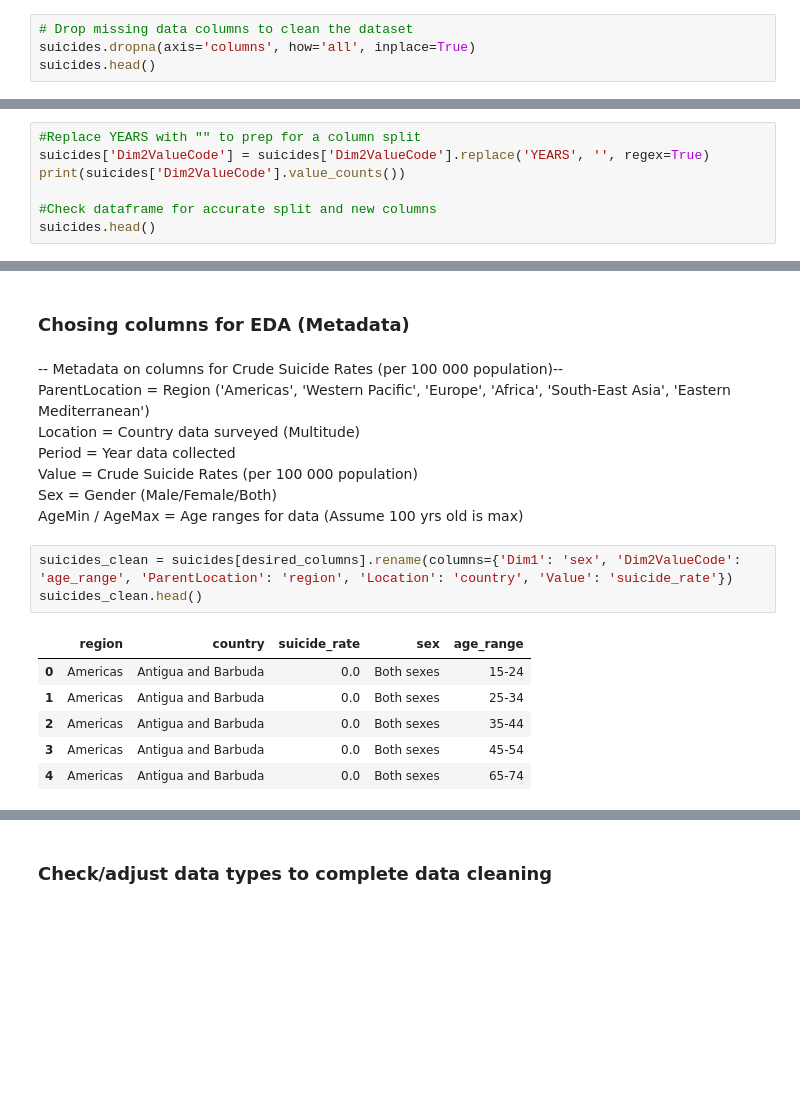
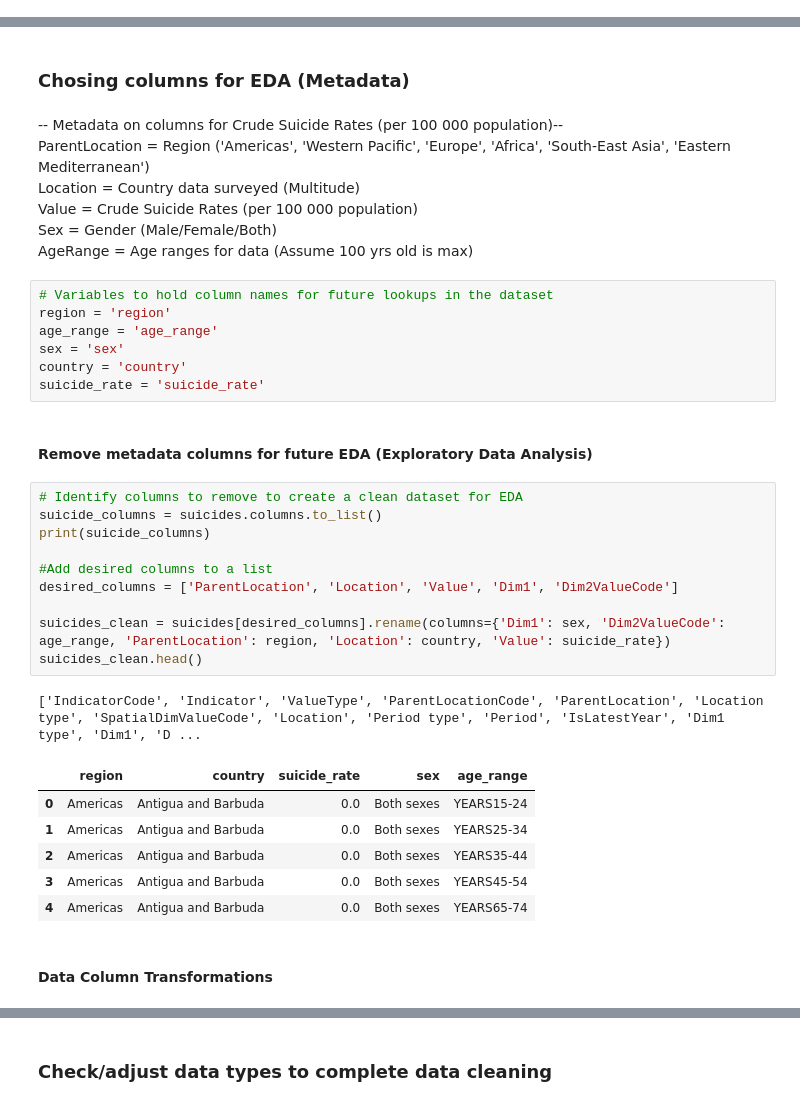
Before and after one commit to Fullcure3/WHO_suicide_rates, a Jupyter notebook: Suicides.ipynb, the cells around one changed output, grey strips where cells are left out. Drawn from its saved outputs; the diff is of its cells as text; blank space fills up the shorter version.

```diff
--- a/Suicides.ipynb
+++ b/Suicides.ipynb
@@ -48,4 +45,0 @@ memory usage: 1.1+ MB
-# %%
-# Drop missing data columns to clean the dataset
-suicides.dropna(axis='columns', how='all', inplace=True)
-suicides.head()
@@ -73,7 +45,0 @@ Name: Dim2ValueCode, dtype: int64
-# %%
-#Replace YEARS with "" to prep for a column split
-suicides['Dim2ValueCode'] = suicides['Dim2ValueCode'].replace('YEARS', '', regex=True)
-print(suicides['Dim2ValueCode'].value_counts())
-
-#Check dataframe for accurate split and new columns
-suicides.head()
@@ -109,17 +49,35 @@ desired_columns = ['ParentLocation', 'Location', 'Value', 'Dim1', 'Dim2ValueCode
 -- Metadata on columns for Crude Suicide Rates (per 100 000 population)-- <br>
 ParentLocation = Region ('Americas', 'Western Pacific', 'Europe', 'Africa', 'South-East Asia', 'Eastern Mediterranean') <br>
 Location = Country data surveyed (Multitude) <br>
-Period = Year data collected <br>
 Value = Crude Suicide Rates (per 100 000 population) <br>
 Sex = Gender (Male/Female/Both) <br>
-AgeMin / AgeMax = Age ranges for data (Assume 100 yrs old is max)
+AgeRange = Age ranges for data (Assume 100 yrs old is max)
-# %%
-suicides_clean = suicides[desired_columns].rename(columns={'Dim1': 'sex', 'Dim2ValueCode': 'age_range', 'ParentLocation': 'region', 'Location': 'country', 'Value': 'suicide_rate'})
-suicides_clean.head()
-# %% [output]
-|  | region | country | suicide_rate | sex | age_range |
-| 0 | Americas | Antigua and Barbuda | 0.0 | Both sexes | 15-24 |
-| 1 | Americas | Antigua and Barbuda | 0.0 | Both sexes | 25-34 |
-| 2 | Americas | Antigua and Barbuda | 0.0 | Both sexes | 35-44 |
-| 3 | Americas | Antigua and Barbuda | 0.0 | Both sexes | 45-54 |
-| 4 | Americas | Antigua and Barbuda | 0.0 | Both sexes | 65-74 |
+# %%
+# Variables to hold column names for future lookups in the dataset
+region = 'region'
+age_range = 'age_range'
+sex = 'sex'
+country = 'country'
+suicide_rate = 'suicide_rate'
+# %% [markdown]
+#### Remove metadata columns for future EDA (Exploratory Data Analysis)
+# %%
+# Identify columns to remove to create a clean dataset for EDA
+suicide_columns = suicides.columns.to_list()
+print(suicide_columns)
+
+#Add desired columns to a list
+desired_columns = ['ParentLocation', 'Location', 'Value', 'Dim1', 'Dim2ValueCode']
+
+suicides_clean = suicides[desired_columns].rename(columns={'Dim1': sex, 'Dim2ValueCode': age_range, 'ParentLocation': region, 'Location': country, 'Value': suicide_rate})
+suicides_clean.head()
+# %% [output]
+['IndicatorCode', 'Indicator', 'ValueType', 'ParentLocationCode', 'ParentLocation', 'Location type', 'SpatialDimValueCode', 'Location', 'Period type', 'Period', 'IsLatestYear', 'Dim1 type', 'Dim1', 'D ...
+|  | region | country | suicide_rate | sex | age_range |
+| 0 | Americas | Antigua and Barbuda | 0.0 | Both sexes | YEARS15-24 |
+| 1 | Americas | Antigua and Barbuda | 0.0 | Both sexes | YEARS25-34 |
+| 2 | Americas | Antigua and Barbuda | 0.0 | Both sexes | YEARS35-44 |
+| 3 | Americas | Antigua and Barbuda | 0.0 | Both sexes | YEARS45-54 |
+| 4 | Americas | Antigua and Barbuda | 0.0 | Both sexes | YEARS65-74 |
+# %% [markdown]
+#### Data Column Transformations
```
Also changed, not shown: parts of 62 cells of this notebook.
